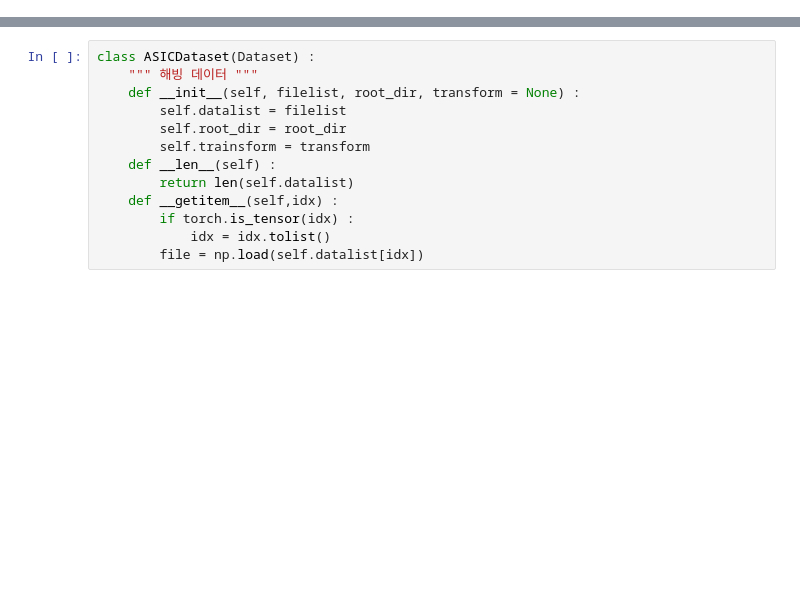
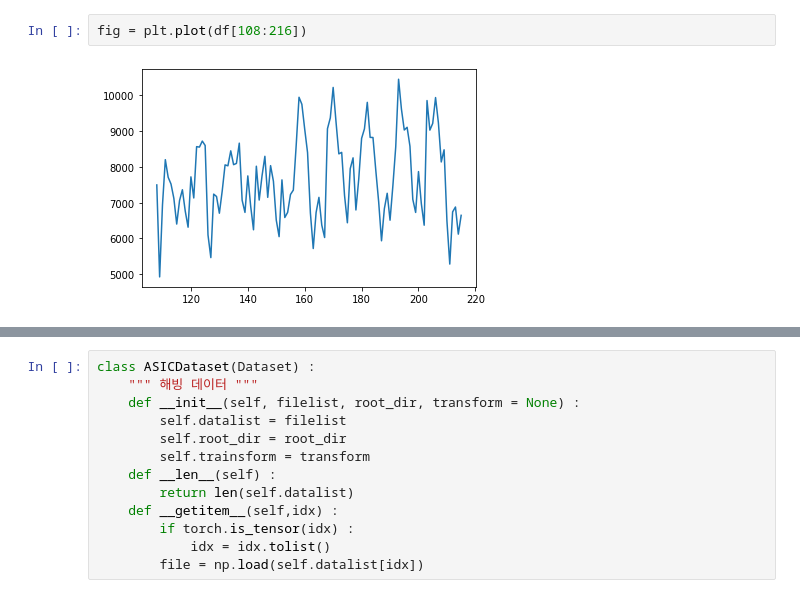
Before and after one commit to BenchleyKim/DeepDive, a Jupyter notebook: DACON/Month13/Untitled1.ipynb, the cells around one changed output, grey strips where cells are left out. Drawn from its saved outputs; the diff is of its cells as text; blank space fills up the shorter version.

```diff
--- a/DACON/Month13/Untitled1.ipynb
+++ b/DACON/Month13/Untitled1.ipynb
@@ -62,0 +110,4 @@ tensor(3668102.)
+# %%
+fig = plt.plot(df[108:216])
+# %% [output]
+[figure, added]
```
Also changed, not shown: parts of 6 cells of this notebook, 1 other file.
